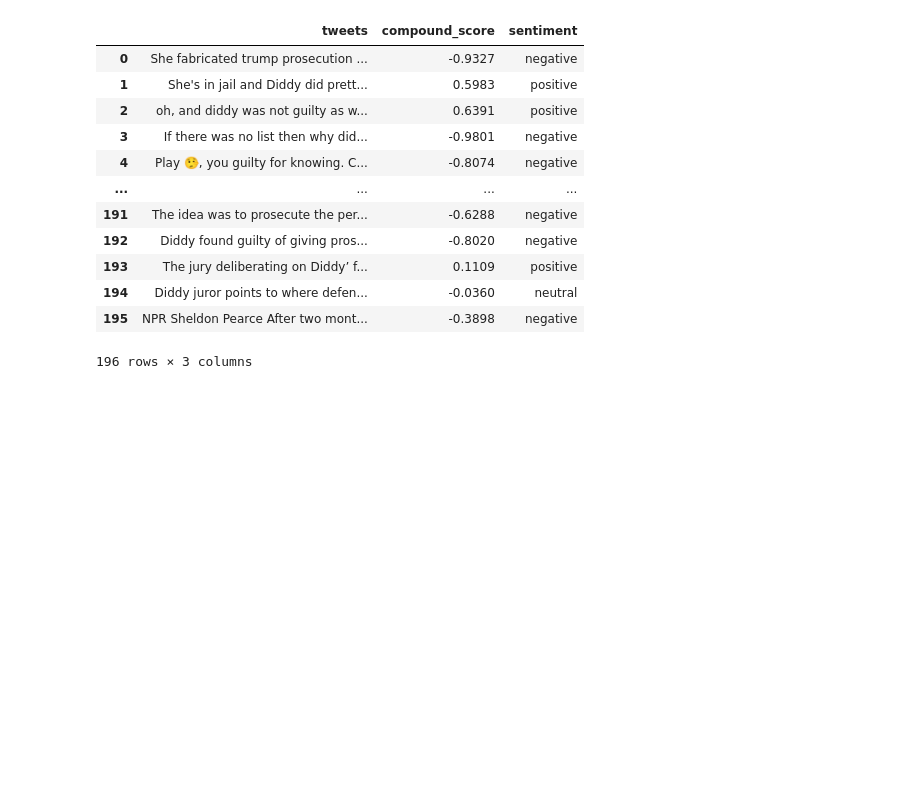
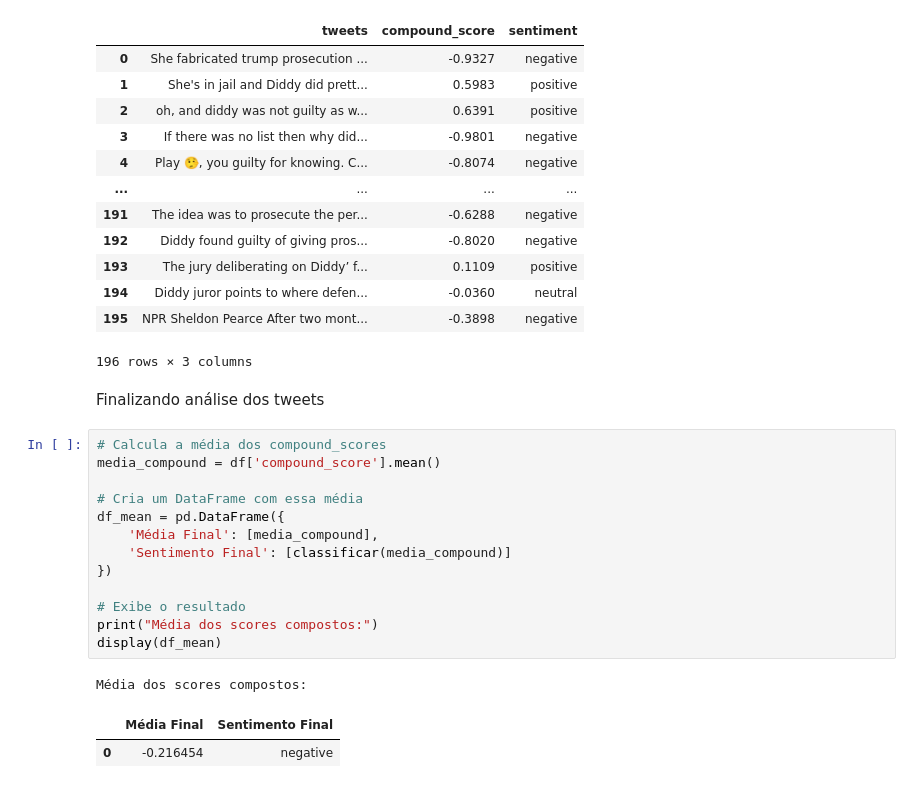
Before and after one commit to meowaax/modelagem-nlp, a Jupyter notebook: processamento/analise_nlp.ipynb, the cells around one changed output. Cells and saved outputs as stored; diff of their text form; blank space fills up the shorter version.

```diff
--- a/processamento/analise_nlp.ipynb
+++ b/processamento/analise_nlp.ipynb
@@ -51,3 +51,22 @@ df[['tweets', 'compound_score', 'sentiment']]
 | 194 | Diddy juror points to where defen... | -0.0360 | neutral |
 | 195 | NPR Sheldon Pearce After two mont... | -0.3898 | negative |
 196 rows × 3 columns
+# %% [markdown]
+Finalizando análise dos tweets
+# %%
+# Calcula a média dos compound_scores
+media_compound = df['compound_score'].mean()
+
+# Cria um DataFrame com essa média
+df_mean = pd.DataFrame({
+    'Média Final': [media_compound],
+    'Sentimento Final': [classificar(media_compound)]
+})
+
+# Exibe o resultado
+print("Média dos scores compostos:")
+display(df_mean)
+# %% [output]
+Média dos scores compostos:
+|  | Média Final | Sentimento Final |
+| 0 | -0.216454 | negative |
```
Also changed, not shown: parts of 8 cells of this notebook.
